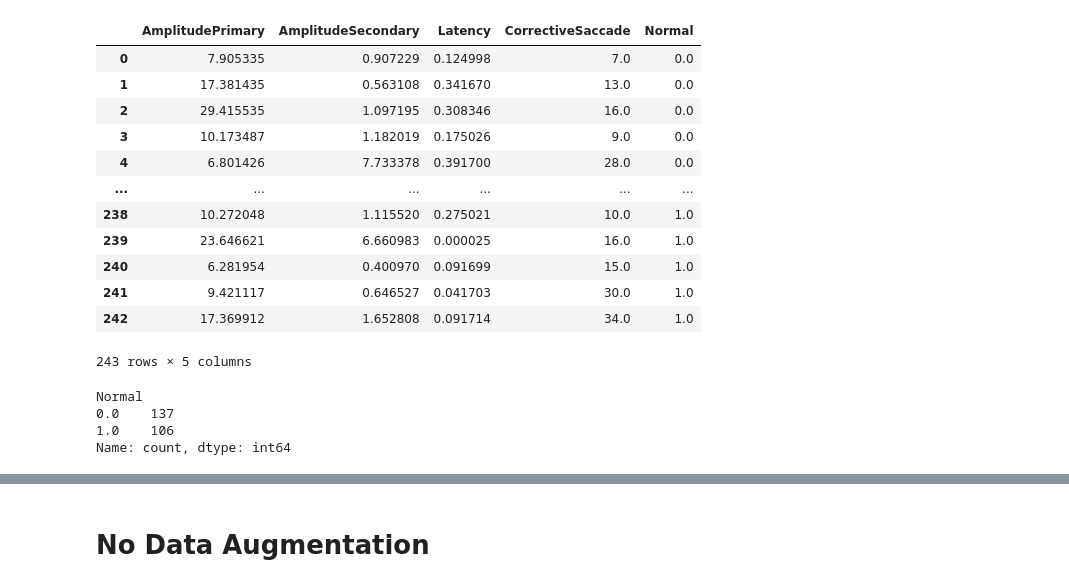
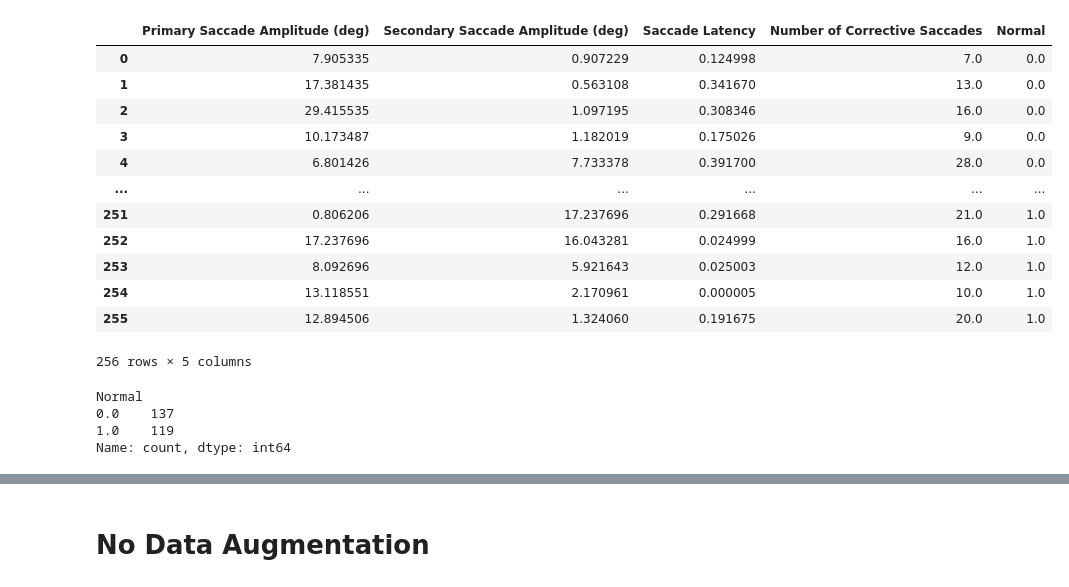
Before and after one commit to AI4VSLab/amblyopia, a Jupyter notebook: MLModels-Balanced Data.ipynb, the cells around one changed output, grey strips where cells are left out. Drawn from its saved outputs; the diff is of its cells as text; code cells hidden in the pictures.

Commit message:
added new kavi data (normal)

```diff
--- a/MLModels-Balanced Data.ipynb
+++ b/MLModels-Balanced Data.ipynb
@@ -20,24 +20,24 @@ import matplotlib.pyplot as plt
 To enable the following instructions: AVX2 FMA, in other operations, rebuild TensorFlow with the appropriate compiler flags.
 # %%
 df = pd.read_csv("NewTestDataCompiled.csv")
-df.columns = ['AmplitudePrimary', 'AmplitudeSecondary', 'Latency', "CorrectiveSaccade", "Normal"]
+df.columns = ['Primary Saccade Amplitude (deg)', 'Secondary Saccade Amplitude (deg)', 'Saccade Latency', "Number of Corrective Saccades", "Normal"]
 display(df)
 df["Normal"].value_counts()
 # %% [output]
-|  | AmplitudePrimary | AmplitudeSecondary | Latency | CorrectiveSaccade | Normal |
+|  | Primary Saccade Amplitude (deg) | Secondary Saccade Amplitude (deg) | Saccade Latency | Number of Corrective Saccades | Normal |
 | 0 | 7.905335 | 0.907229 | 0.124998 | 7.0 | 0.0 |
 | 1 | 17.381435 | 0.563108 | 0.341670 | 13.0 | 0.0 |
 | 2 | 29.415535 | 1.097195 | 0.308346 | 16.0 | 0.0 |
 | 3 | 10.173487 | 1.182019 | 0.175026 | 9.0 | 0.0 |
 | 4 | 6.801426 | 7.733378 | 0.391700 | 28.0 | 0.0 |
 | ... | ... | ... | ... | ... | ... |
-| 238 | 10.272048 | 1.115520 | 0.275021 | 10.0 | 1.0 |
-| 239 | 23.646621 | 6.660983 | 0.000025 | 16.0 | 1.0 |
-| 240 | 6.281954 | 0.400970 | 0.091699 | 15.0 | 1.0 |
-| 241 | 9.421117 | 0.646527 | 0.041703 | 30.0 | 1.0 |
-| 242 | 17.369912 | 1.652808 | 0.091714 | 34.0 | 1.0 |
+| 251 | 0.806206 | 17.237696 | 0.291668 | 21.0 | 1.0 |
+| 252 | 17.237696 | 16.043281 | 0.024999 | 16.0 | 1.0 |
+| 253 | 8.092696 | 5.921643 | 0.025003 | 12.0 | 1.0 |
+| 254 | 13.118551 | 2.170961 | 0.000005 | 10.0 | 1.0 |
+| 255 | 12.894506 | 1.324060 | 0.191675 | 20.0 | 1.0 |
-243 rows × 5 columns
+256 rows × 5 columns
 Normal
 0.0    137
-1.0    106
+1.0    119
 Name: count, dtype: int64
```
Also changed, not shown: parts of 56 cells of this notebook, 2 other files.
